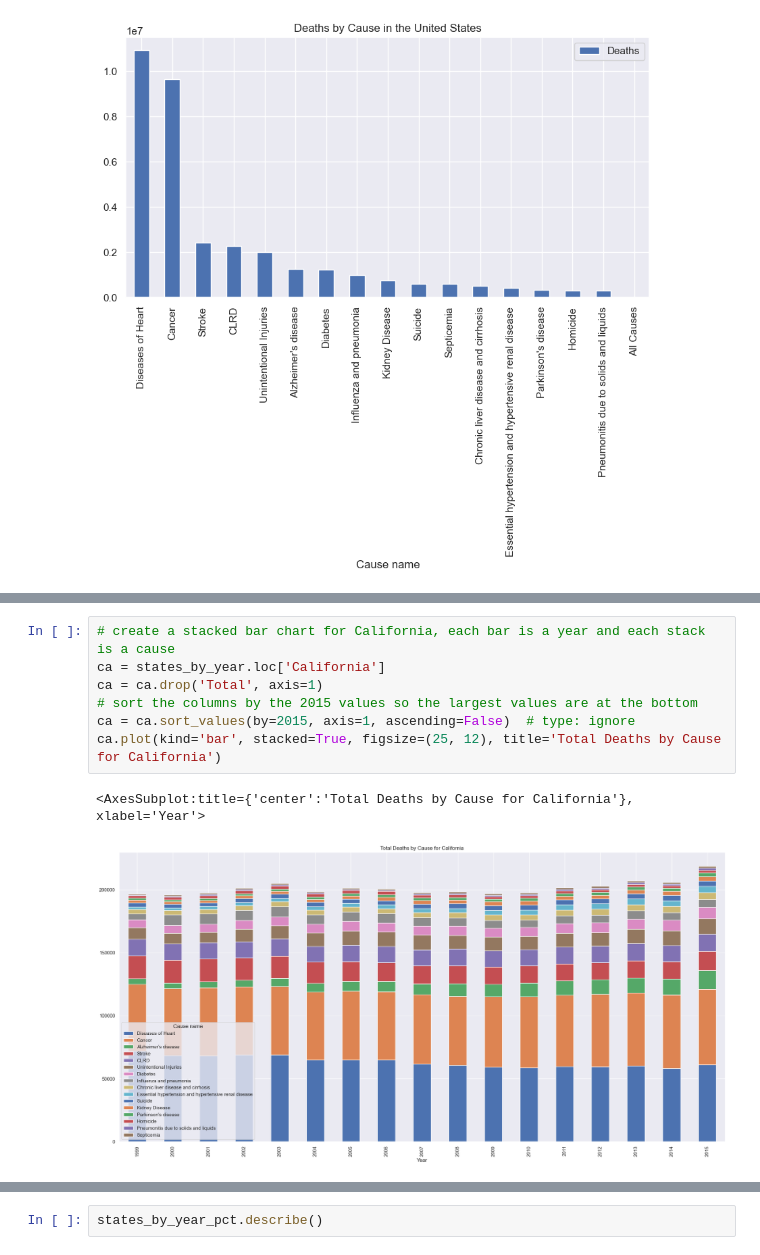
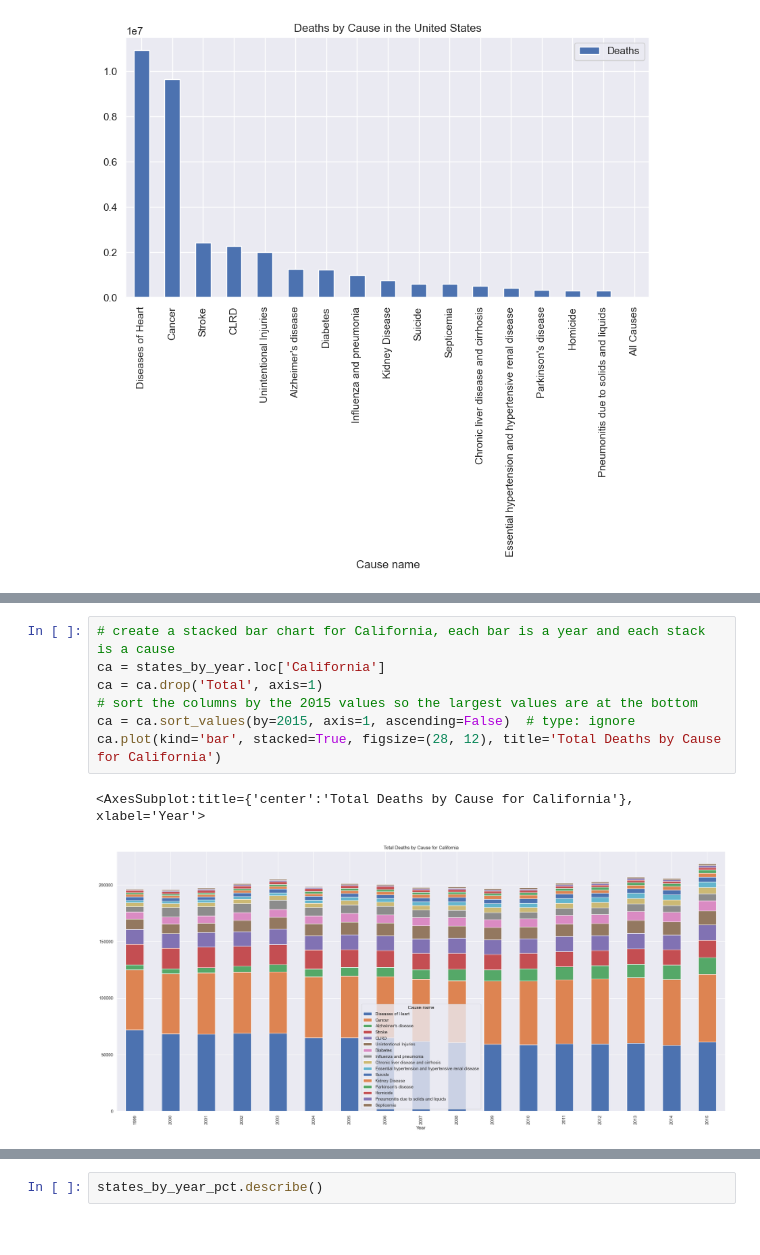
Before and after one commit to mattlehrer/research_methods_assignment_6, a Jupyter notebook: Assignment6_Group_C.ipynb, the cells around one changed output, grey strips where cells are left out. Saved outputs shown, nothing was run; the diff lists cells and outputs as text.

```diff
--- a/Assignment6_Group_C.ipynb
+++ b/Assignment6_Group_C.ipynb
@@ -321,12 +467,12 @@ states_by_year.loc['California']
 # %%
 # create a stacked bar chart for California, each bar is a year and each stack is a cause
 ca = states_by_year.loc['California']
 ca = ca.drop('Total', axis=1)
 # sort the columns by the 2015 values so the largest values are at the bottom
 ca = ca.sort_values(by=2015, axis=1, ascending=False)  # type: ignore
-ca.plot(kind='bar', stacked=True, figsize=(25, 12), title='Total Deaths by Cause for California')
+ca.plot(kind='bar', stacked=True, figsize=(28, 12), title='Total Deaths by Cause for California')
 # %% [output]
 <AxesSubplot:title={'center':'Total Deaths by Cause for California'}, xlabel='Year'>
-[figure, old version]
+[figure, new version]
 # %%
 # create a pie chart of causes of death for California in 2015
```
Also changed, not shown: parts of 34 cells of this notebook.
